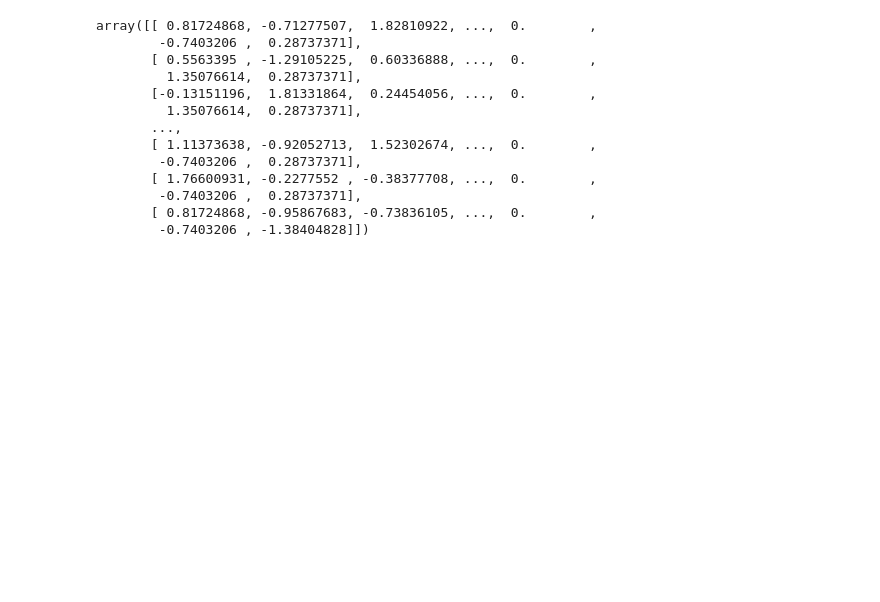
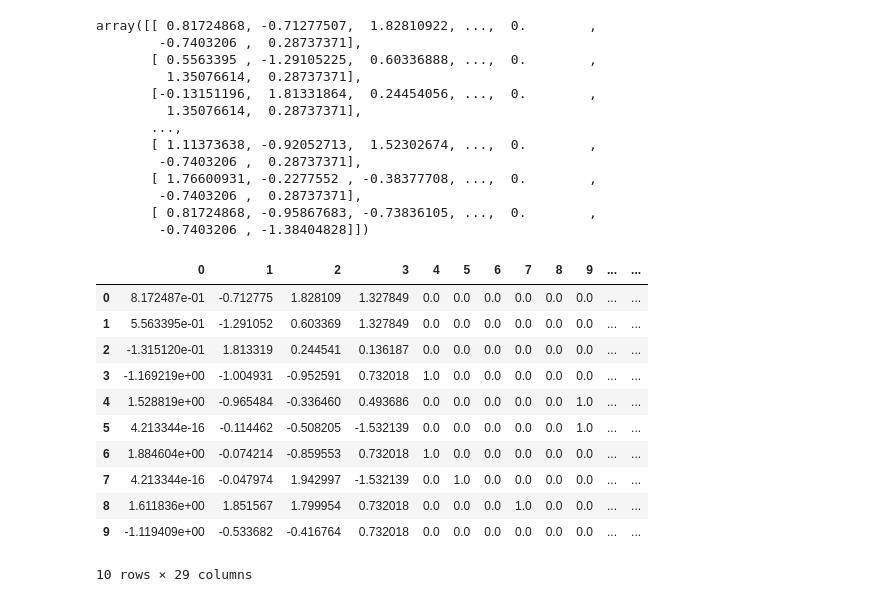
Before and after one commit to mkwak92/food_sales_predictions, a Jupyter notebook: Food_Sales_Prediction_ML.ipynb, the cells around one changed output. Cells and saved outputs as stored; diff of their text form; code cells hidden in the pictures; blank space fills up the shorter version.

```diff
--- a/Food_Sales_Prediction_ML.ipynb
+++ b/Food_Sales_Prediction_ML.ipynb
@@ -276,3 +306,19 @@ array([[ 0.81724868, -0.71277507,  1.82810922, ...,  0.        ,
         -0.7403206 ,  0.28737371],
        [ 0.81724868, -0.95867683, -0.73836105, ...,  0.        ,
         -0.7403206 , -1.38404828]])
+# %%
+X_train_df = pd.DataFrame(X_train_processed)
+X_train_df.head(10)
+# %% [output]
+|  | 0 | 1 | 2 | 3 | 4 | 5 | 6 | 7 | 8 | 9 | ... | ... |
+| 0 | 8.172487e-01 | -0.712775 | 1.828109 | 1.327849 | 0.0 | 0.0 | 0.0 | 0.0 | 0.0 | 0.0 | ... | ... |
+| 1 | 5.563395e-01 | -1.291052 | 0.603369 | 1.327849 | 0.0 | 0.0 | 0.0 | 0.0 | 0.0 | 0.0 | ... | ... |
+| 2 | -1.315120e-01 | 1.813319 | 0.244541 | 0.136187 | 0.0 | 0.0 | 0.0 | 0.0 | 0.0 | 0.0 | ... | ... |
+| 3 | -1.169219e+00 | -1.004931 | -0.952591 | 0.732018 | 1.0 | 0.0 | 0.0 | 0.0 | 0.0 | 0.0 | ... | ... |
+| 4 | 1.528819e+00 | -0.965484 | -0.336460 | 0.493686 | 0.0 | 0.0 | 0.0 | 0.0 | 0.0 | 1.0 | ... | ... |
+| 5 | 4.213344e-16 | -0.114462 | -0.508205 | -1.532139 | 0.0 | 0.0 | 0.0 | 0.0 | 0.0 | 1.0 | ... | ... |
+| 6 | 1.884604e+00 | -0.074214 | -0.859553 | 0.732018 | 1.0 | 0.0 | 0.0 | 0.0 | 0.0 | 0.0 | ... | ... |
+| 7 | 4.213344e-16 | -0.047974 | 1.942997 | -1.532139 | 0.0 | 1.0 | 0.0 | 0.0 | 0.0 | 0.0 | ... | ... |
+| 8 | 1.611836e+00 | 1.851567 | 1.799954 | 0.732018 | 0.0 | 0.0 | 0.0 | 1.0 | 0.0 | 0.0 | ... | ... |
+| 9 | -1.119409e+00 | -0.533682 | -0.416764 | 0.732018 | 0.0 | 0.0 | 0.0 | 0.0 | 0.0 | 0.0 | ... | ... |
+10 rows × 29 columns
```
Also changed, not shown: parts of 59 cells of this notebook.
